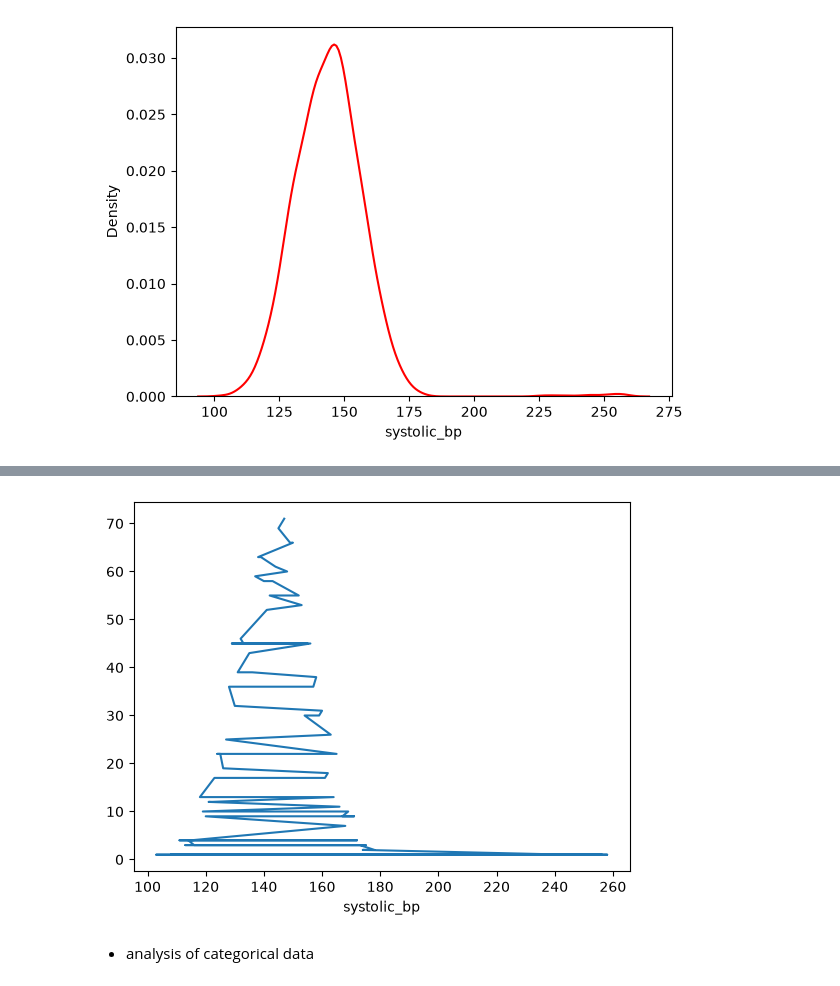
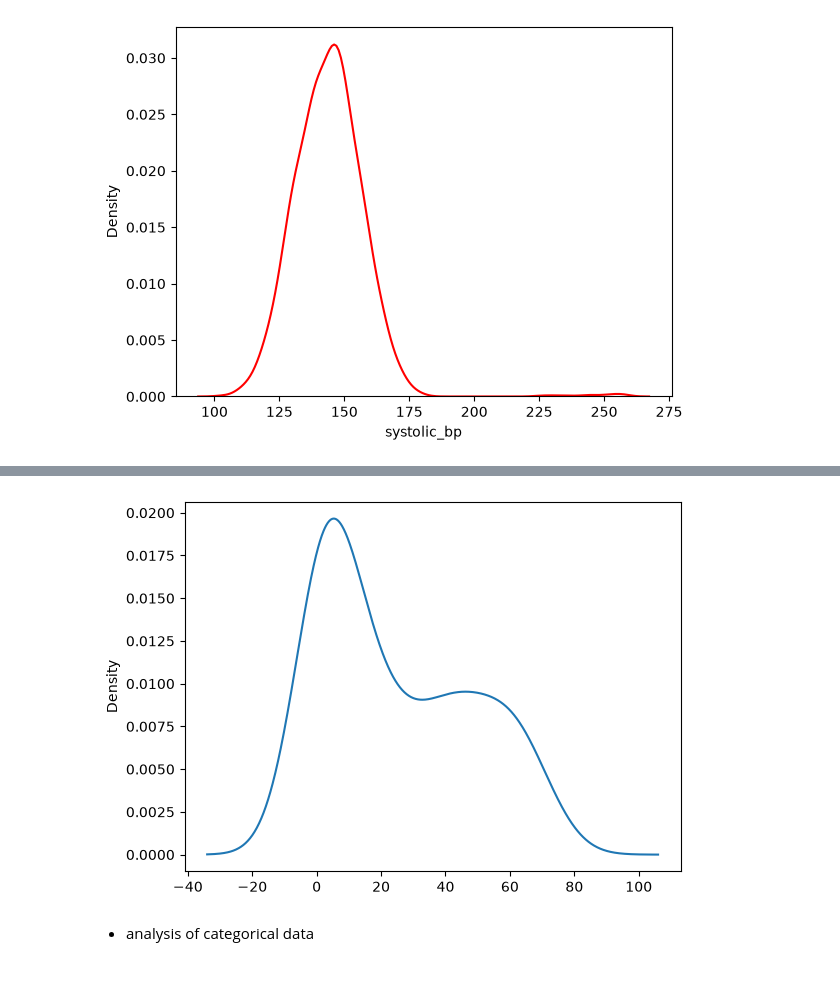
Before and after one commit to laxmanclinilaunch-hub/data_analytics-9-10-, a Jupyter notebook: 2.EDA/EDA_project.ipynb, the cells around one changed output, grey strips where cells are left out. Cells and saved outputs as stored; diff of their text form; code cells hidden in the pictures.

```diff
--- a/2.EDA/EDA_project.ipynb
+++ b/2.EDA/EDA_project.ipynb
@@ -711,8 +769,8 @@ plt.show()
 # %%
-df['systolic_bp'].value_counts().plot(kind="line")
+df['systolic_bp'].value_counts().plot(kind="kde")
 plt.show()
 # %% [output]
-[figure, old version]
+[figure, new version]
 # %% [markdown]
 - analysis of categorical data
 # %%
```
Also changed, not shown: parts of 13 cells of this notebook.
